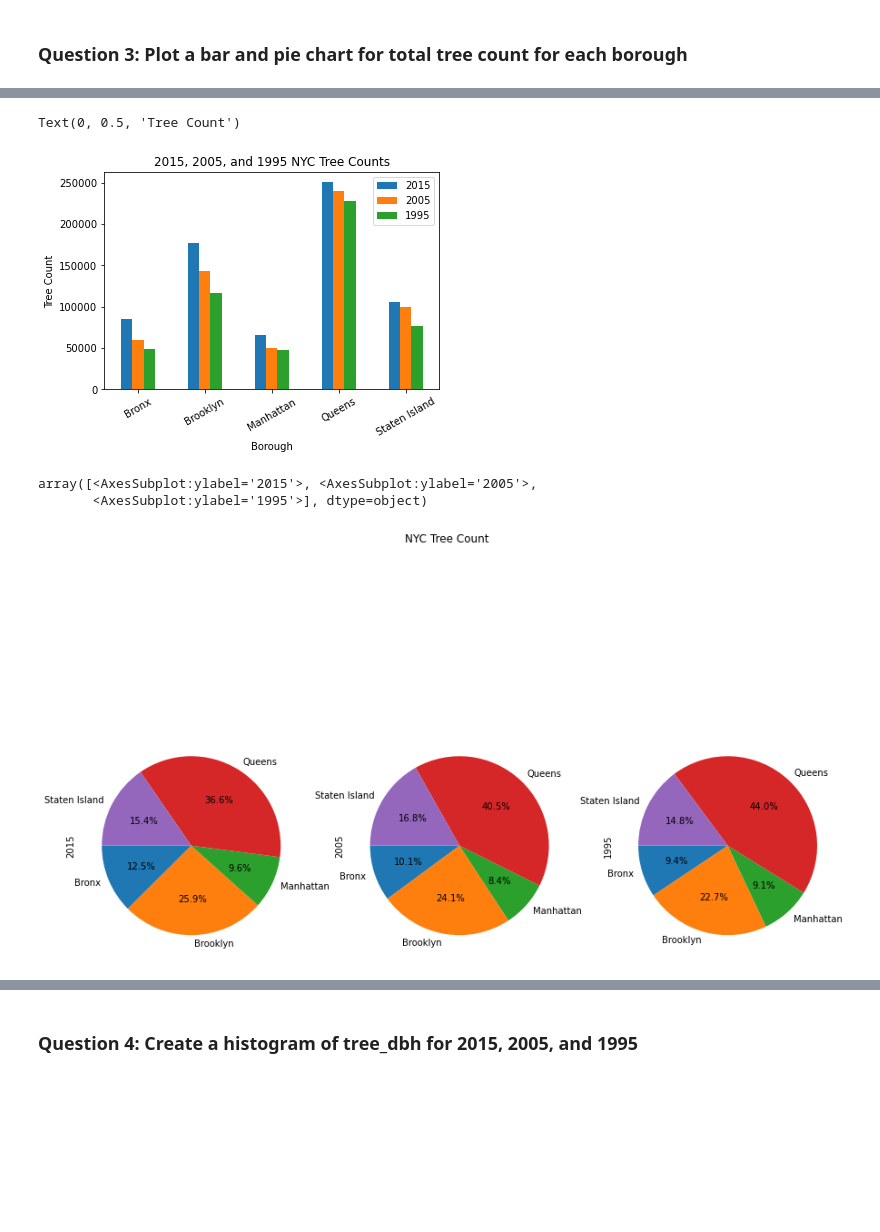
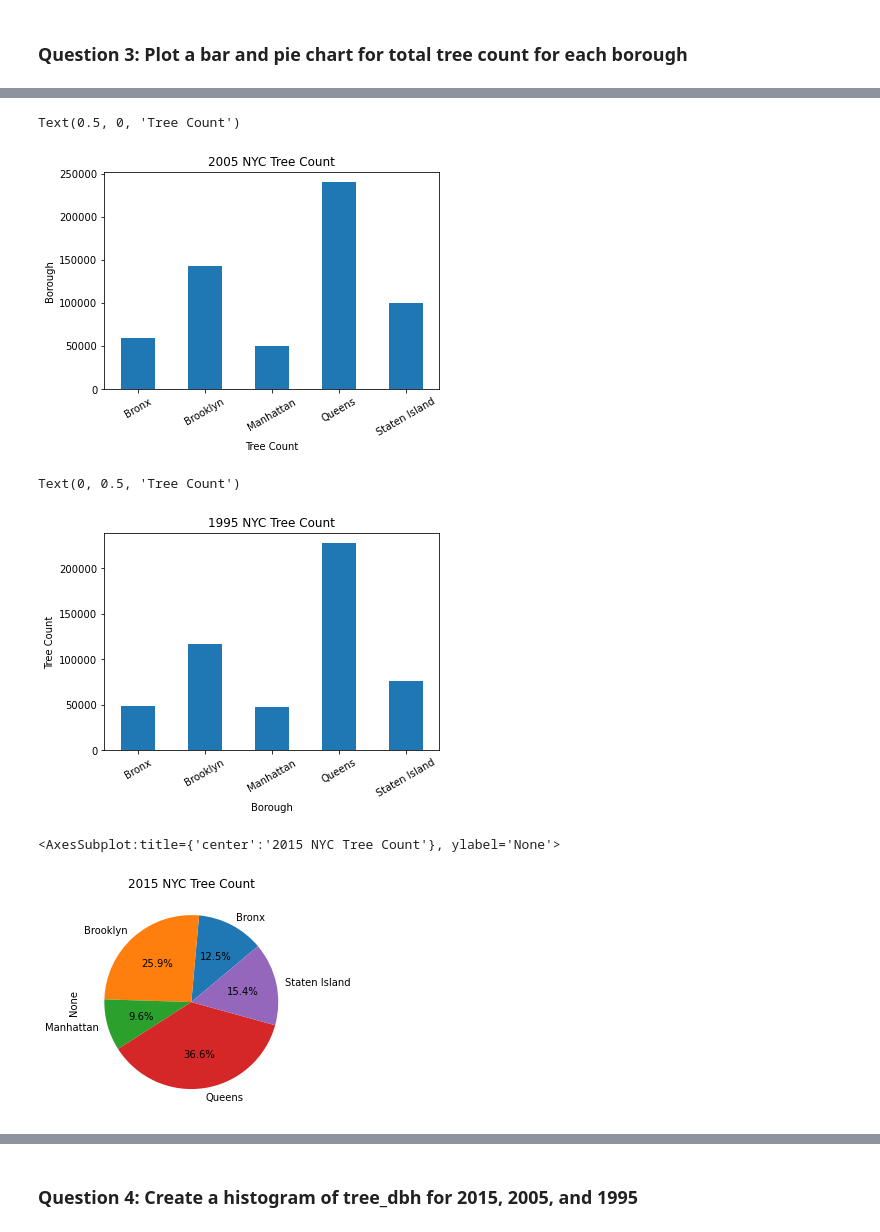
Before and after one commit to radleyciego/environmental-data-science, a Jupyter notebook: labs/04_data_visualization.ipynb, the cells around one changed output, grey strips where cells are left out. Saved outputs shown, nothing was run; the diff lists cells and outputs as text; code cells hidden in the pictures; blank space fills up the shorter version.

```diff
--- a/labs/04_data_visualization.ipynb
+++ b/labs/04_data_visualization.ipynb
@@ -284,15 +292,22 @@ treecount
+# %%
+tree05.groupby('borough').size().plot.bar(title = '2005 NYC Tree Count')
+plt.xticks(rotation = 30, horizontalalignment = 'center')
+plt.ylabel('Borough')
+plt.xlabel('Tree Count')
+# %% [output]
+Text(0.5, 0, 'Tree Count')
+[figure, added]
 # %%
-treecount.plot(kind='bar')
-plt.title('2015, 2005, and 1995 NYC Tree Counts')
+tree95.groupby('borough').size().plot.bar(title='1995 NYC Tree Count')
 plt.xticks(rotation = 30, horizontalalignment = 'center')
 plt.xlabel('Borough')
 plt.ylabel('Tree Count')
 # %% [output]
 Text(0, 0.5, 'Tree Count')
-[figure, old version]
+[figure, new version]
 # %%
-treecount.plot.pie(title = 'NYC Tree Count', legend=False, startangle=180, autopct='%1.1f%%', subplots=True, figsize=(15,10))
+count15 = tree15.groupby('borough').size()
+count15.plot.pie(y='Tree Count', title = '2015 NYC Tree Count', legend = False, startangle=40, autopct='%1.1f%%')
 # %% [output]
-array([<AxesSubplot:ylabel='2015'>, <AxesSubplot:ylabel='2005'>,
-       <AxesSubplot:ylabel='1995'>], dtype=object)
+<AxesSubplot:title={'center':'2015 NYC Tree Count'}, ylabel='None'>
-[figure, old version]
+[figure, new version]
```
Also changed, not shown: parts of 7 cells of this notebook.
